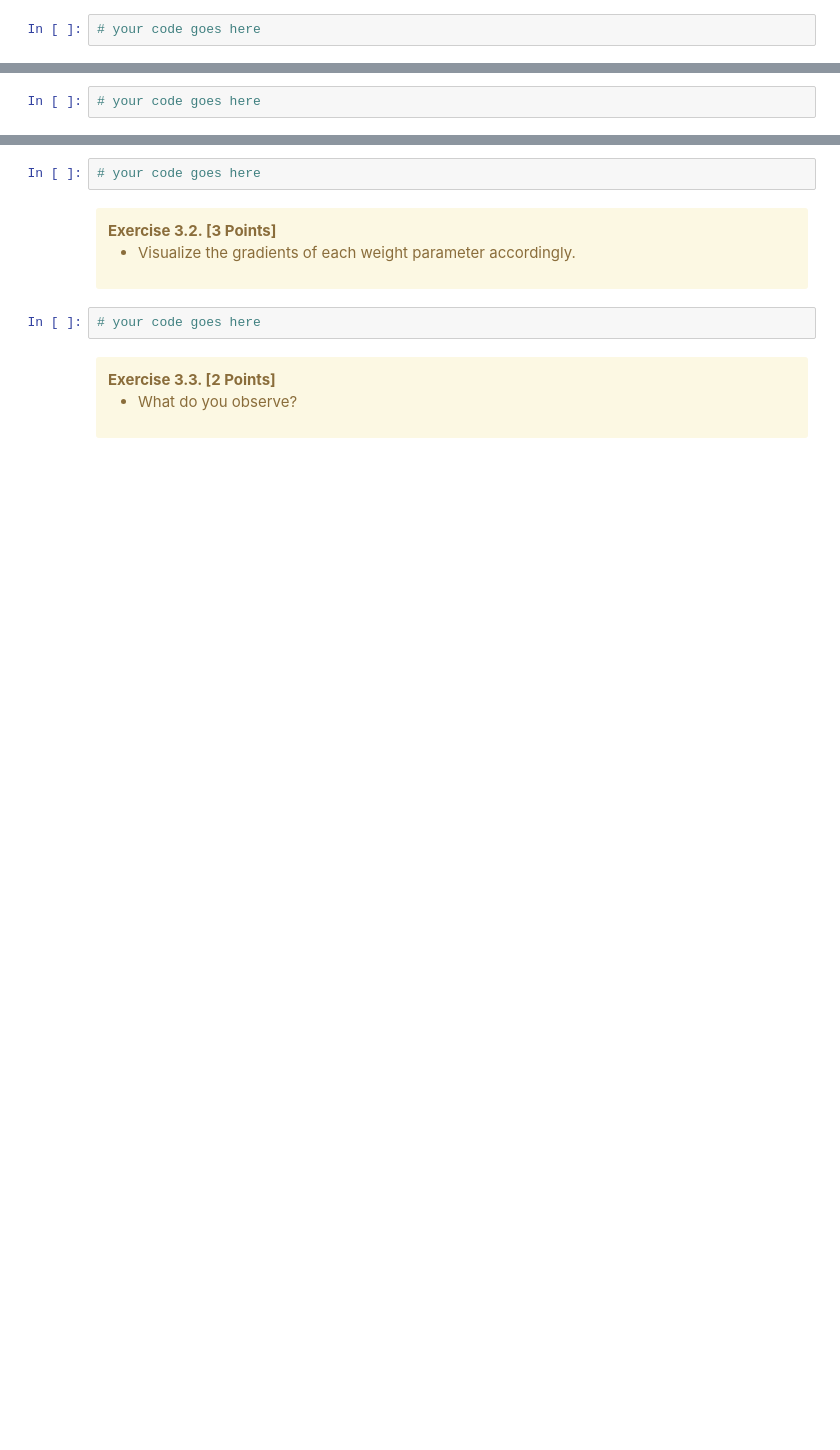
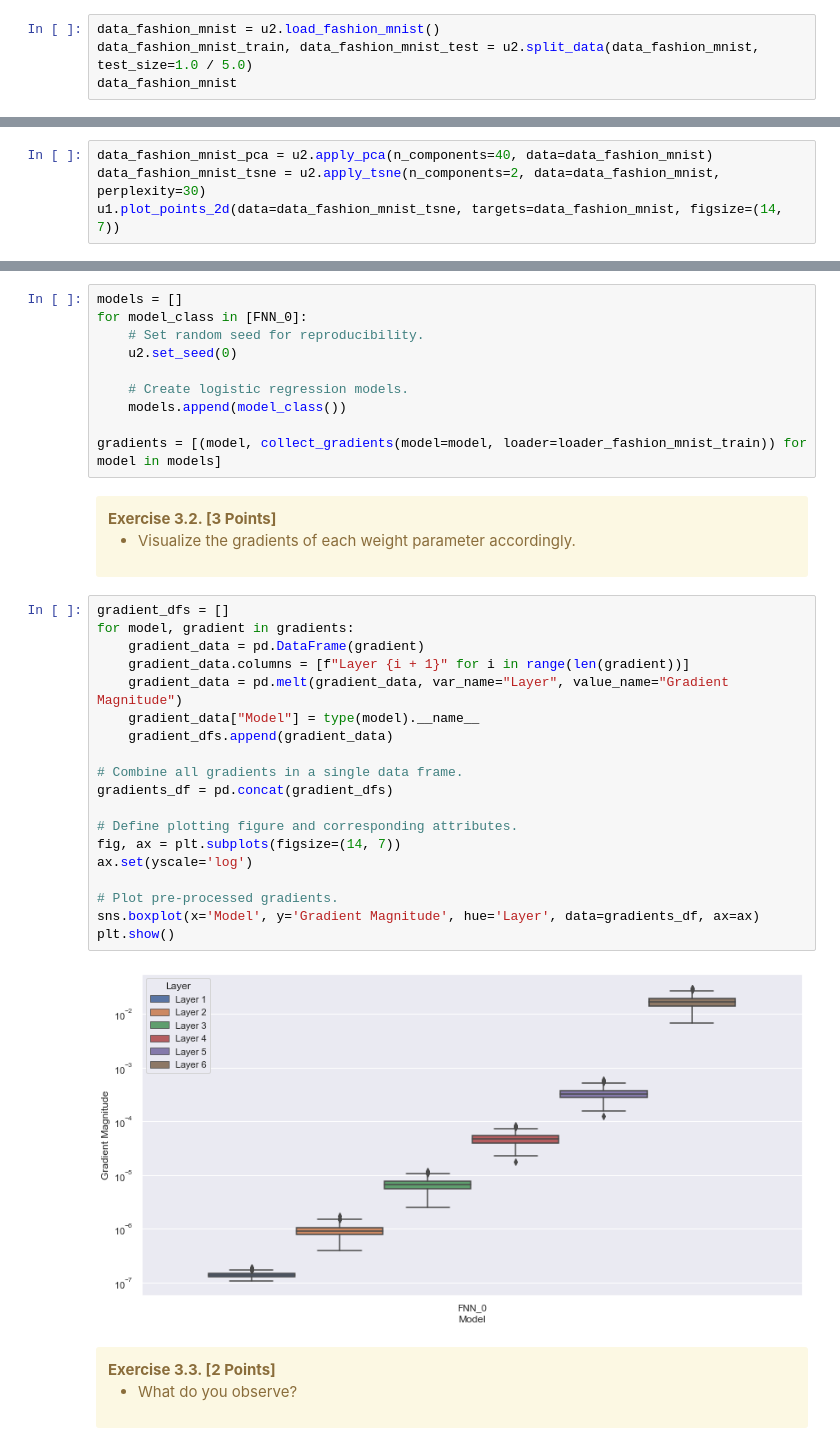
Before and after one commit to estepanoffiz/Hands-On-AI-, a Jupyter notebook: Assignment 2/U2_Assignment.ipynb, the cells around one changed output, grey strips where cells are left out. Drawn from its saved outputs; the diff is of its cells as text; blank space fills up the shorter version.

```diff
--- a/Assignment 2/U2_Assignment.ipynb
+++ b/Assignment 2/U2_Assignment.ipynb
@@ -63,4 +71,6 @@ Before analyzing and tackling the vanishing gradient problem, the data sets need
     </ul>
 </div>
 # %%
-# your code goes here
+data_fashion_mnist = u2.load_fashion_mnist()
+data_fashion_mnist_train, data_fashion_mnist_test = u2.split_data(data_fashion_mnist, test_size=1.0 / 5.0)
+data_fashion_mnist
@@ -85,4 +111,6 @@ your answer goes here
     </ul>
 </div>
 # %%
-# your code goes here
+data_fashion_mnist_pca = u2.apply_pca(n_components=40, data=data_fashion_mnist)
+data_fashion_mnist_tsne = u2.apply_tsne(n_components=2, data=data_fashion_mnist, perplexity=30)
+u1.plot_points_2d(data=data_fashion_mnist_tsne, targets=data_fashion_mnist, figsize=(14, 7))
@@ -334,7 +454,15 @@ def collect_gradients(model: torch.nn.Module, loader: torch.utils.data.DataLoade
     </ul>
 </div>
 # %%
-# your code goes here
+models = []
+for model_class in [FNN_0]:
+    # Set random seed for reproducibility.
+    u2.set_seed(0)
+
+    # Create logistic regression models.
+    models.append(model_class())
+
+gradients = [(model, collect_gradients(model=model, loader=loader_fashion_mnist_train)) for model in models]
 # %% [markdown]
 <div class="alert alert-warning">
     <b>Exercise 3.2. [3 Points]</b>
@@ -343,7 +471,26 @@ def collect_gradients(model: torch.nn.Module, loader: torch.utils.data.DataLoade
     </ul>
 </div>
 # %%
-# your code goes here
+gradient_dfs = []
+for model, gradient in gradients:
+    gradient_data = pd.DataFrame(gradient)
+    gradient_data.columns = [f"Layer {i + 1}" for i in range(len(gradient))]
+    gradient_data = pd.melt(gradient_data, var_name="Layer", value_name="Gradient Magnitude")
+    gradient_data["Model"] = type(model).__name__
+    gradient_dfs.append(gradient_data)
+
+# Combine all gradients in a single data frame.
+gradients_df = pd.concat(gradient_dfs)
+
+# Define plotting figure and corresponding attributes.
+fig, ax = plt.subplots(figsize=(14, 7))
+ax.set(yscale='log')
+
+# Plot pre-processed gradients.
+sns.boxplot(x='Model', y='Gradient Magnitude', hue='Layer', data=gradients_df, ax=ax)
+plt.show()
+# %% [output]
+[figure, added]
 # %% [markdown]
 <div class="alert alert-warning">
     <b>Exercise 3.3. [2 Points]</b>
```
Also changed, not shown: parts of 15 cells of this notebook, 17 other files.
